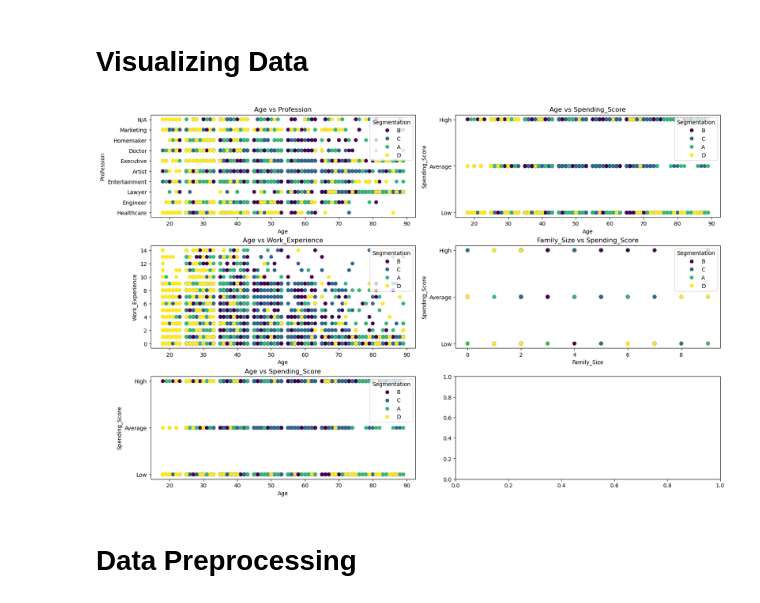
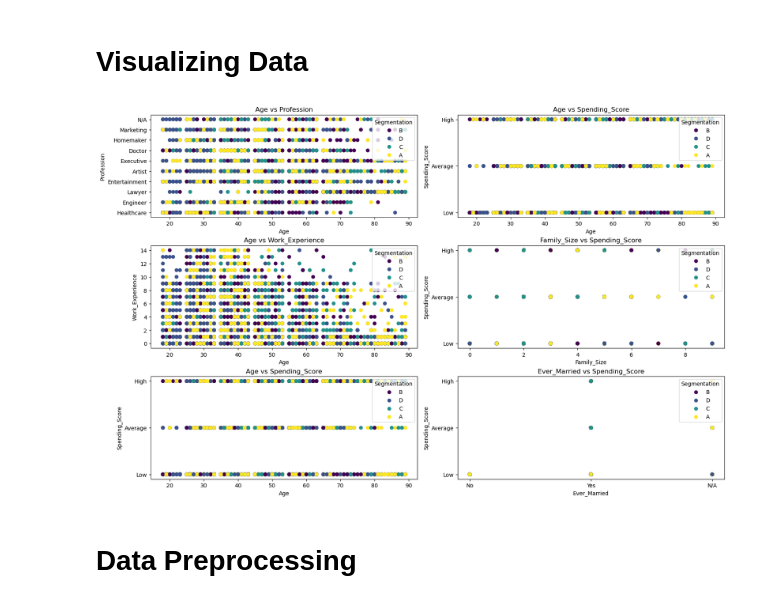
Before and after one commit to AsimWattoo/CustomerSegmentation_NN_Python, a Jupyter notebook: index.ipynb, the cells around one changed output. Saved outputs shown, nothing was run; the diff lists cells and outputs as text; code cells hidden in the pictures.

```diff
--- a/index.ipynb
+++ b/index.ipynb
@@ -17,7 +20,8 @@ train_file = "Train.csv"
 test_file = "Test.csv"
 train_df = dl.load_data(train_file, True)
 test_df = dl.load_data(test_file, True)
-train_df.head()
+data_df = pd.concat([train_df, test_df])
+data_df
 # %% [output]
 |  | ID | Gender | Ever_Married | Age | Graduated | Profession | Work_Experience | Spending_Score | ... |
 | 0 | 462809 | Male | No | 22 | No | Healthcare | 1.0 | Low | ... |
@@ -28,10 +39,10 @@ train_df.head()
 # %% [markdown]
 # Visualizing Data
 # %%
-charts = [["Age", "Profession"], ["Age", "Spending_Score"], ["Age", "Work_Experience"], ["Family_Size", "Spending_Score"], ["Age", "Spending_Score"]]
-dl.scatter_plots(train_df, charts, "Segmentation")
+charts = [["Age", "Profession"], ["Age", "Spending_Score"], ["Age", "Work_Experience"], ["Family_Size", "Spending_Score"], ["Age", "Spending_Score"], ["Ever_Married", "Spending_Score"]]
+dl.scatter_plots(data_df, charts, "Segmentation")
 # %% [output]
-[figure, old version]
+[figure, new version]
 # %% [markdown]
 # Data Preprocessing
 # %%
```
Also changed, not shown: parts of 13 cells of this notebook, 2 other files.
